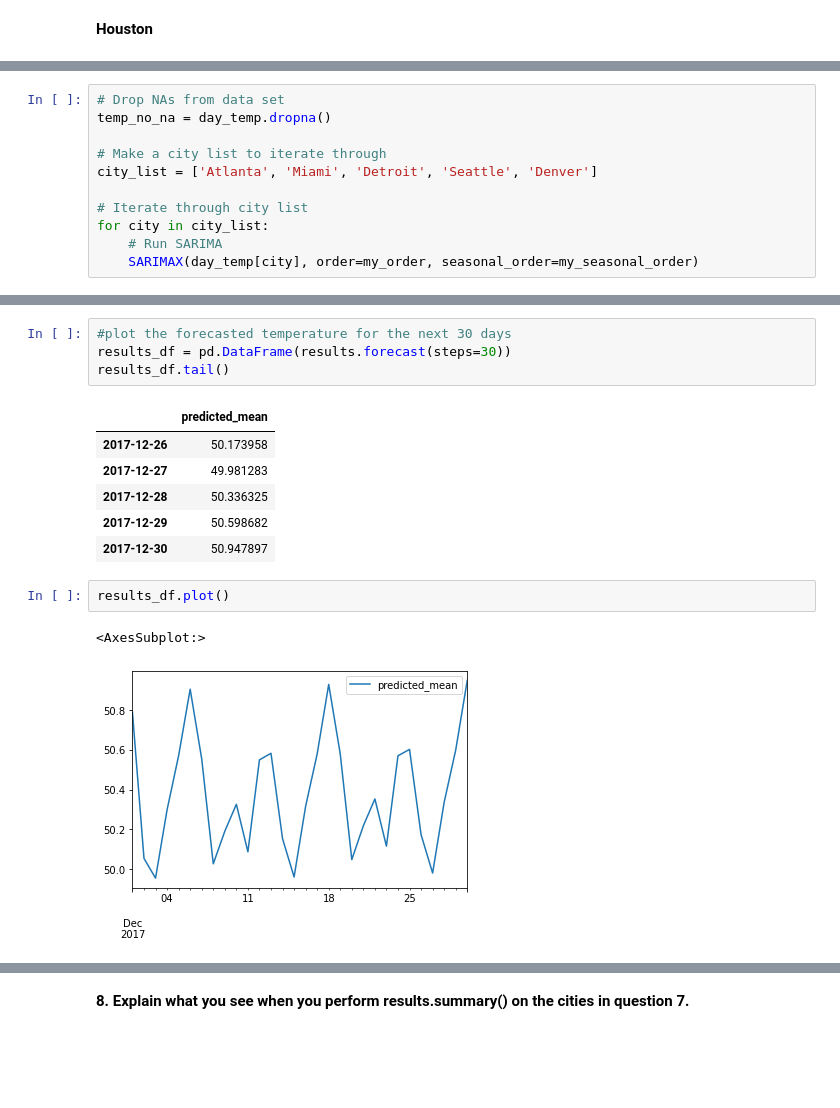
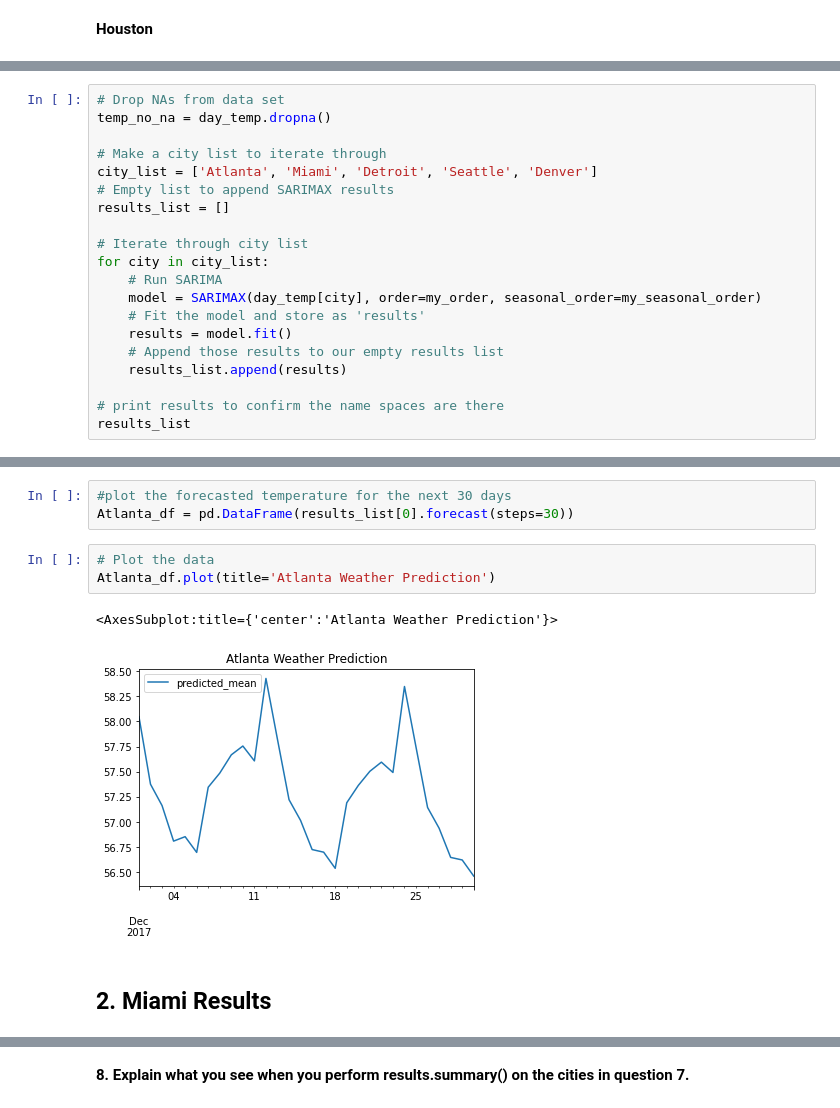
Before and after one commit to artolon/HW11-Time-Series, a Jupyter notebook: Homework11 - Time Series Analysis.ipynb, the cells around one changed output, grey strips where cells are left out. Drawn from its saved outputs; the diff is of its cells as text; blank space fills up the shorter version.

```diff
--- a/Homework11 - Time Series Analysis.ipynb
+++ b/Homework11 - Time Series Analysis.ipynb
@@ -394,8 +379,17 @@ temp_no_na = day_temp.dropna()
 
 # Make a city list to iterate through
 city_list = ['Atlanta', 'Miami', 'Detroit', 'Seattle', 'Denver']
+# Empty list to append SARIMAX results
+results_list = []
 
 # Iterate through city list
 for city in city_list:
     # Run SARIMA
-    SARIMAX(day_temp[city], order=my_order, seasonal_order=my_seasonal_order)
+    model = SARIMAX(day_temp[city], order=my_order, seasonal_order=my_seasonal_order)
+    # Fit the model and store as 'results'
+    results = model.fit()
+    # Append those results to our empty results list
+    results_list.append(results)
+
+# print results to confirm the name spaces are there
+results_list
@@ -433,16 +438,11 @@ Warnings:
 # %%
 #plot the forecasted temperature for the next 30 days
-results_df = pd.DataFrame(results.forecast(steps=30))
-results_df.tail()
+Atlanta_df = pd.DataFrame(results_list[0].forecast(steps=30))
-# %% [output]
-|  | predicted_mean |
-| 2017-12-26 | 50.173958 |
-| 2017-12-27 | 49.981283 |
-| 2017-12-28 | 50.336325 |
-| 2017-12-29 | 50.598682 |
-| 2017-12-30 | 50.947897 |
-# %%
-results_df.plot()
-# %% [output]
-<AxesSubplot:>
-[figure, removed]
+# %%
+# Plot the data
+Atlanta_df.plot(title='Atlanta Weather Prediction')
+# %% [output]
+<AxesSubplot:title={'center':'Atlanta Weather Prediction'}>
+[figure, added]
+# %% [markdown]
+## 2. Miami Results
```
Also changed, not shown: parts of 24 cells of this notebook.
